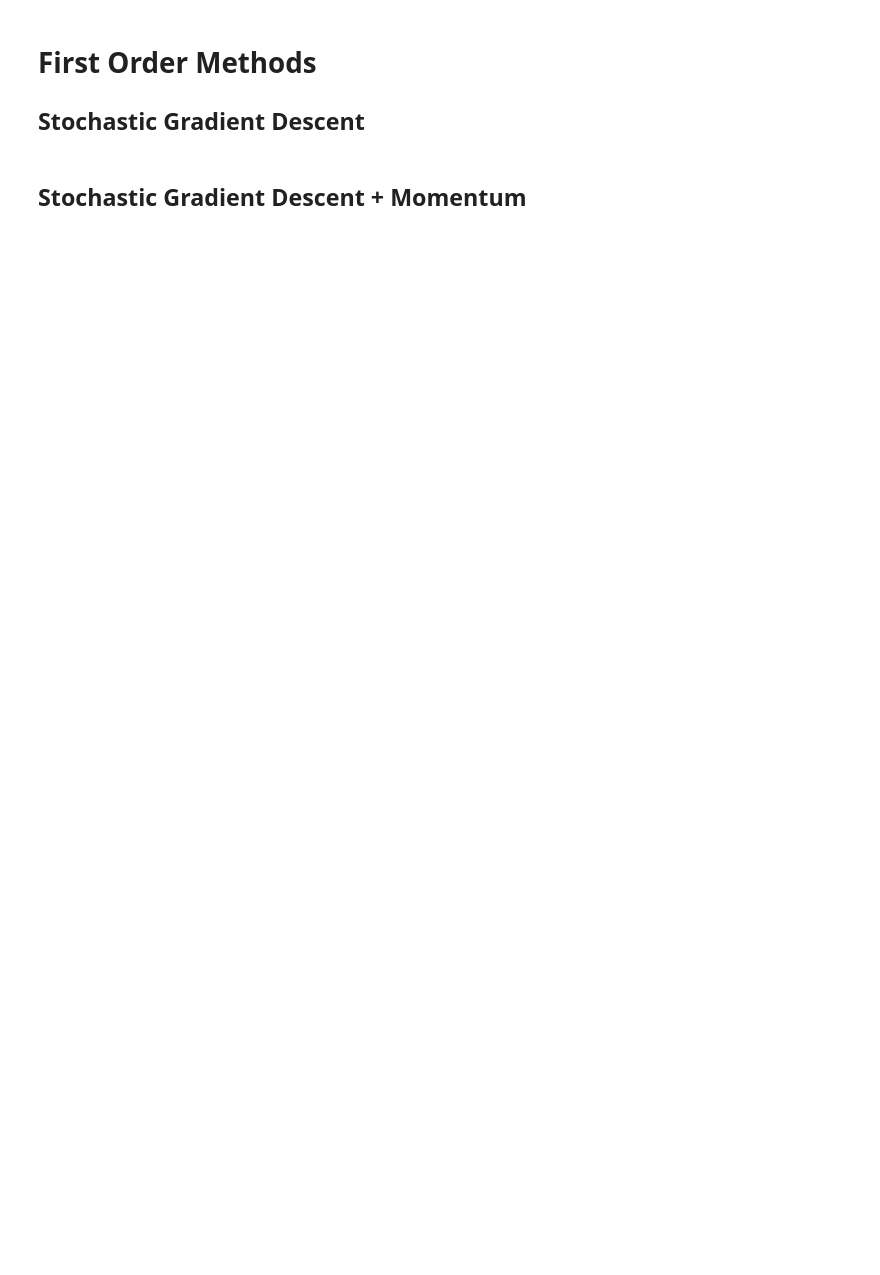
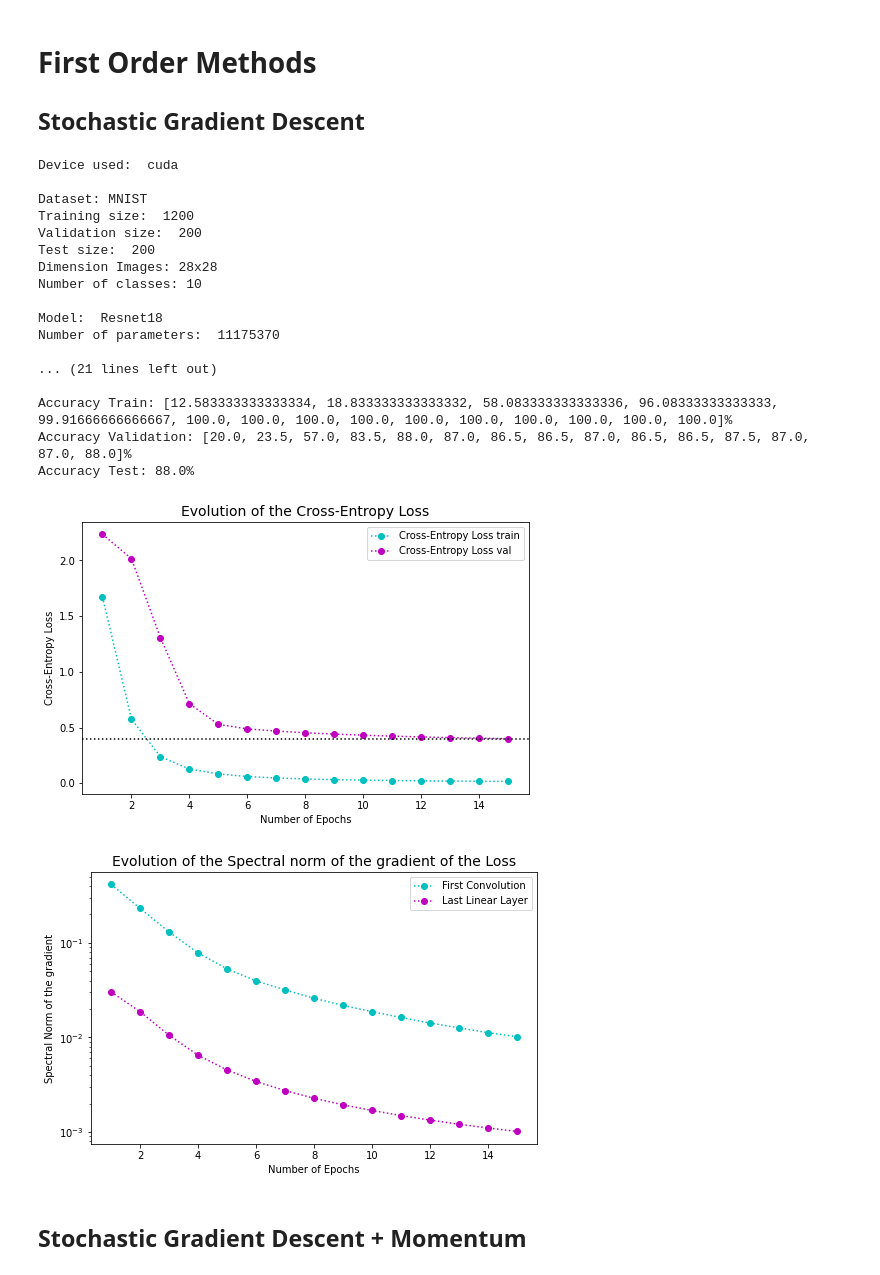
Before and after one commit to riccardocadei/adahessian, a Jupyter notebook: main.ipynb, the cells around one changed output. Cells and saved outputs as stored; diff of their text form; code cells hidden in the pictures; blank space fills up the shorter version.

```diff
--- a/main.ipynb
+++ b/main.ipynb
@@ -18,7 +35,27 @@ warnings.filterwarnings("ignore")
 ## Stochastic Gradient Descent
 # %%
 SGD = run_experiment(optimizer_name="SGD", model_name='resnet18',
-                nb_epochs=5, batch_size=100, reduce=100, plot=True, lr=0.01)
+                nb_epochs=15, batch_size=100, reduce=50, plot=True, lr=0.01)
+# %% [output]
+Device used:  cuda
+
+Dataset: MNIST
+Training size:  1200
+Validation size:  200
+Test size:  200
+Dimension Images: 28x28
+Number of classes: 10
+
+Model:  Resnet18
+Number of parameters:  11175370
+
+... (21 lines left out)
+
+Accuracy Train: [12.583333333333334, 18.833333333333332, 58.083333333333336, 96.08333333333333, 99.91666666666667, 100.0, 100.0, 100.0, 100.0, 100.0, 100.0, 100.0, 100.0, 100.0, 100.0]%
+Accuracy Validation: [20.0, 23.5, 57.0, 83.5, 88.0, 87.0, 86.5, 86.5, 87.0, 86.5, 86.5, 87.5, 87.0, 87.0, 88.0]%
+Accuracy Test: 88.0%
+[figure, added]
+[figure, added]
 # %% [markdown]
 ## Stochastic Gradient Descent + Momentum
 # %%
```
Also changed, not shown: parts of 11 cells of this notebook.
